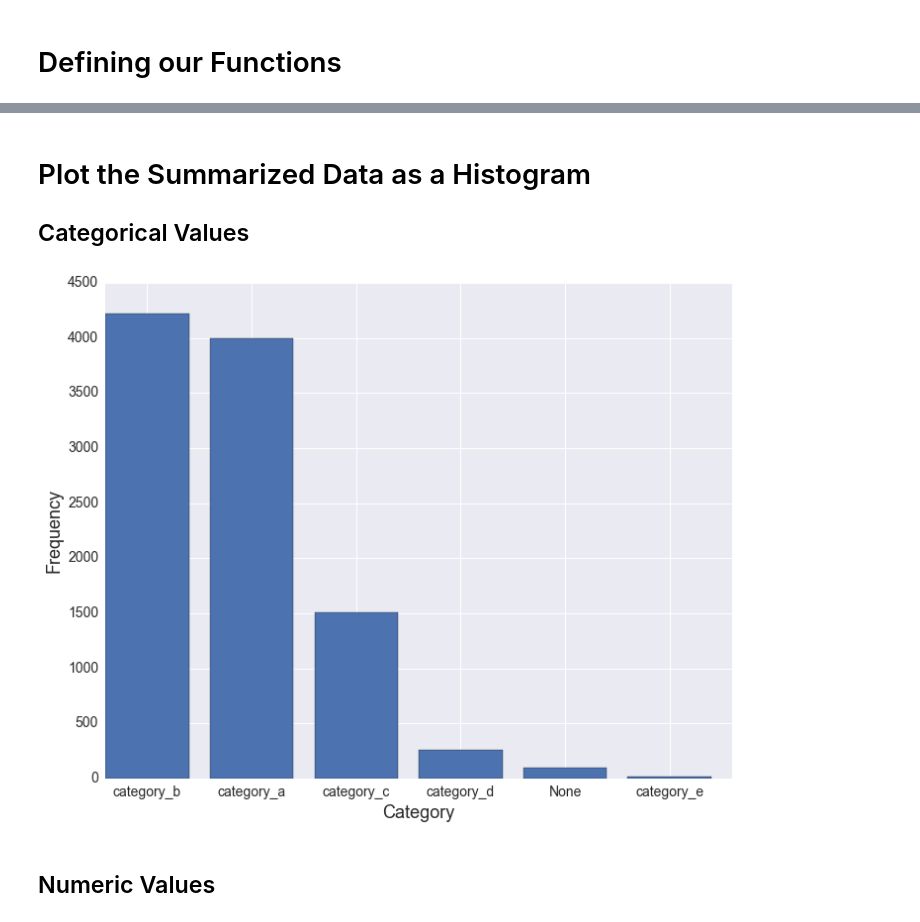
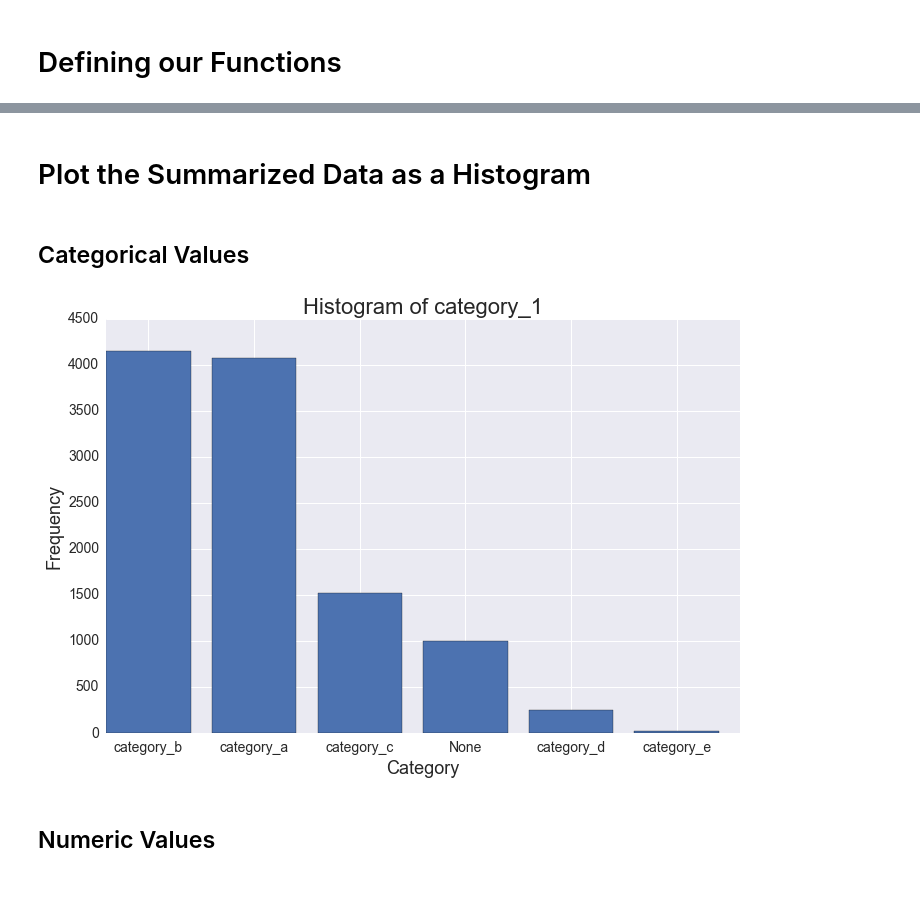
Before and after one commit to gregtam/jupyter-notebook-initializer, a Jupyter notebook: MPP Plotting.ipynb, the cells around one changed output, grey strips where cells are left out. Saved outputs shown, nothing was run; the diff lists cells and outputs as text; code cells hidden in the pictures; blank space fills up the shorter version.

```diff
--- a/MPP Plotting.ipynb
+++ b/MPP Plotting.ipynb
@@ -48,7 +49,7 @@ HTML('<script>{}</script>'.format(jPrefs))
 display(HTML('<style>.container {width:80% !important;}</style>'))
 
 # Set default matplotlib settings
-mpl.rcParams['figure.figsize'] = (10, 8)
+mpl.rcParams['figure.figsize'] = (10, 7)
 mpl.rcParams['lines.linewidth'] = 3
 mpl.rcParams['figure.titlesize'] = 26
 mpl.rcParams['axes.labelsize'] = 18
@@ -304,16 +573,18 @@ SELECT *
 # %% [markdown]
 # Plot the Summarized Data as a Histogram
-## Categorical Values
+# %% [markdown]
+## Categorical Values
 # %%
-category_hist_df = get_histogram_values('test_data', 'category', nbins=25)
+category_hist_df = get_histogram_values('test_data', 'category_1', nbins=25)
 # %%
 plt.bar(np.arange(category_hist_df.shape[0]), category_hist_df.freq)
+plt.title('Histogram of category_1')
 plt.xlabel('Category')
 plt.ylabel('Frequency')
-plt.xticks(np.arange(category_hist_df.shape[0]) + 0.4, category_hist_df.category)
+plt.xticks(np.arange(category_hist_df.shape[0]) + 0.4, category_hist_df.category_1)
 plt.tight_layout()
 # %% [output]
-[figure, old version]
+[figure, new version]
 # %% [markdown]
 ## Numeric Values
 # %%
```
Also changed, not shown: parts of 39 cells of this notebook, 5 other files.
